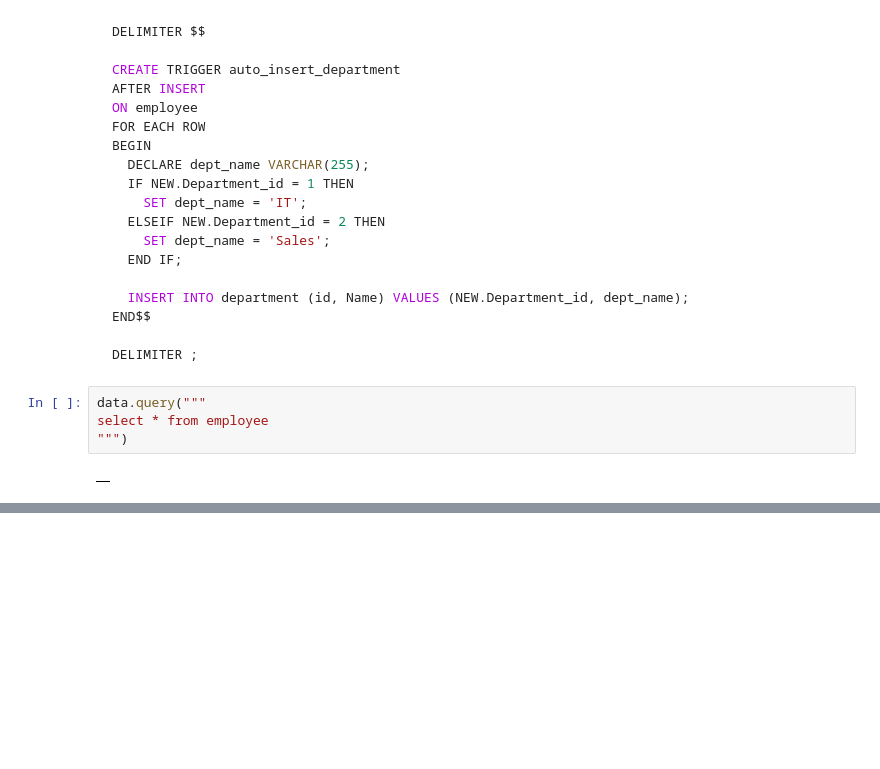
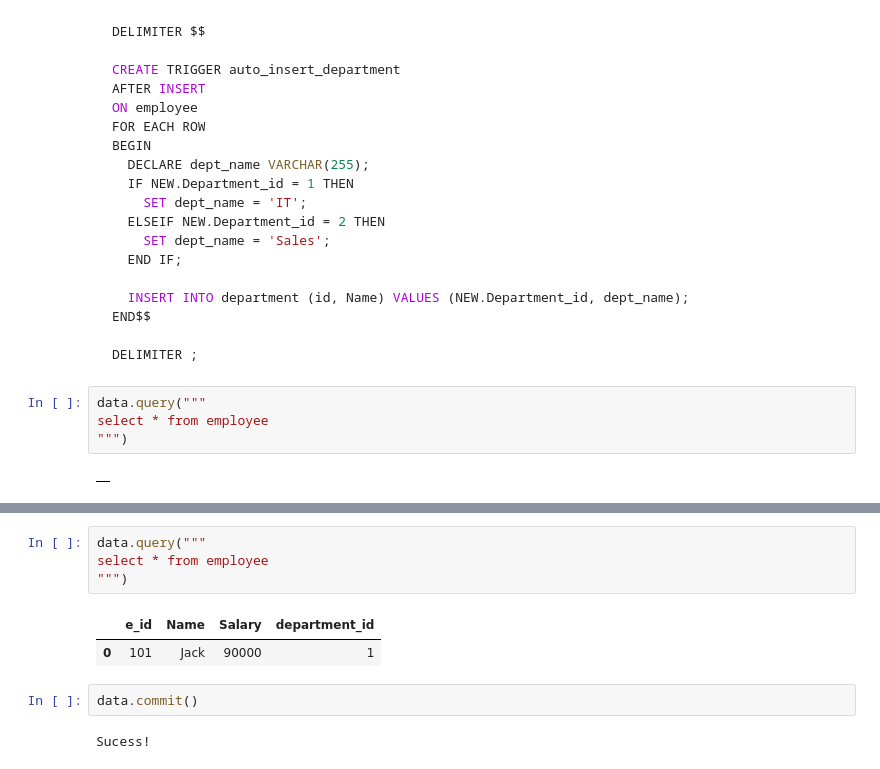
Before and after one commit to dev-hack95/SQL, a Jupyter notebook: SQL10.ipynb, the cells around one changed output, grey strips where cells are left out. Drawn from its saved outputs; the diff is of its cells as text; blank space fills up the shorter version.

```diff
--- a/SQL10.ipynb
+++ b/SQL10.ipynb
@@ -488,0 +484,11 @@ insert into employee values (101, "Jack", 90000, 1)
+# %%
+data.query("""
+select * from employee
+""")
+# %% [output]
+|  | e_id | Name | Salary | department_id |
+| 0 | 101 | Jack | 90000 | 1 |
+# %%
+data.commit()
+# %% [output]
+Sucess!
```
Also changed, not shown: parts of 3 cells of this notebook.
